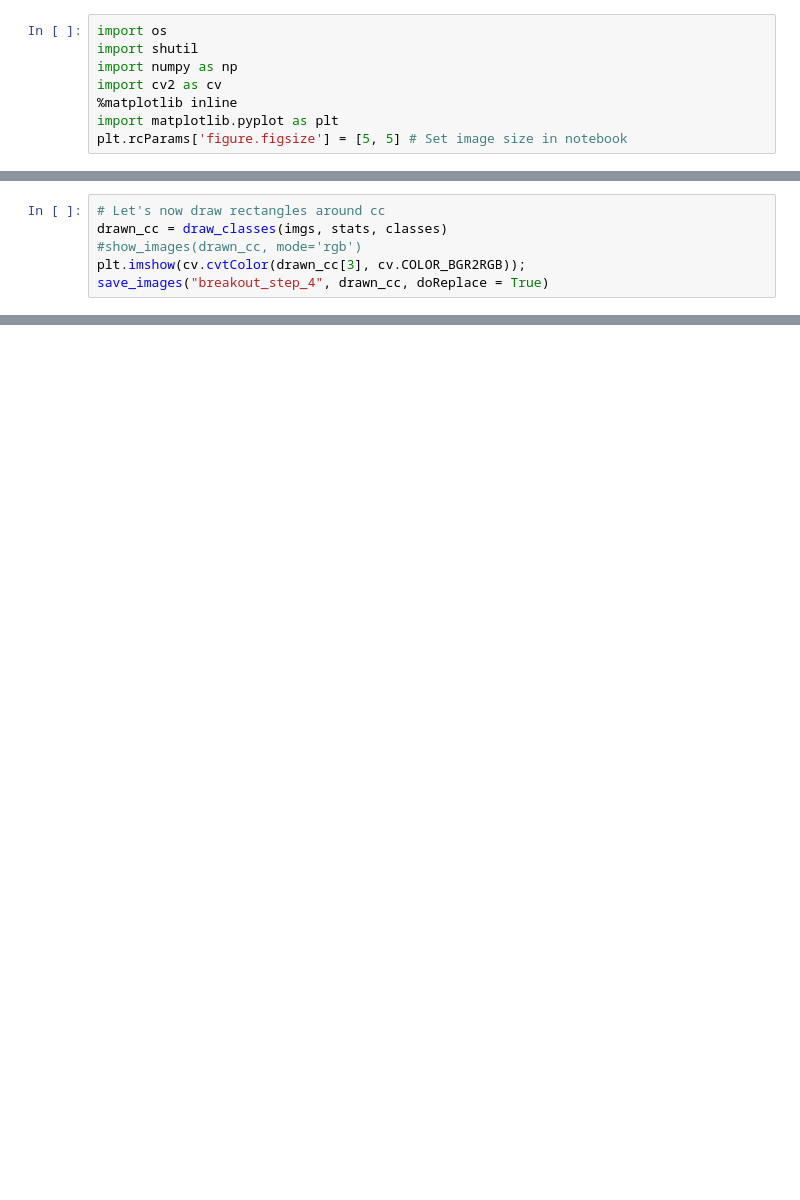
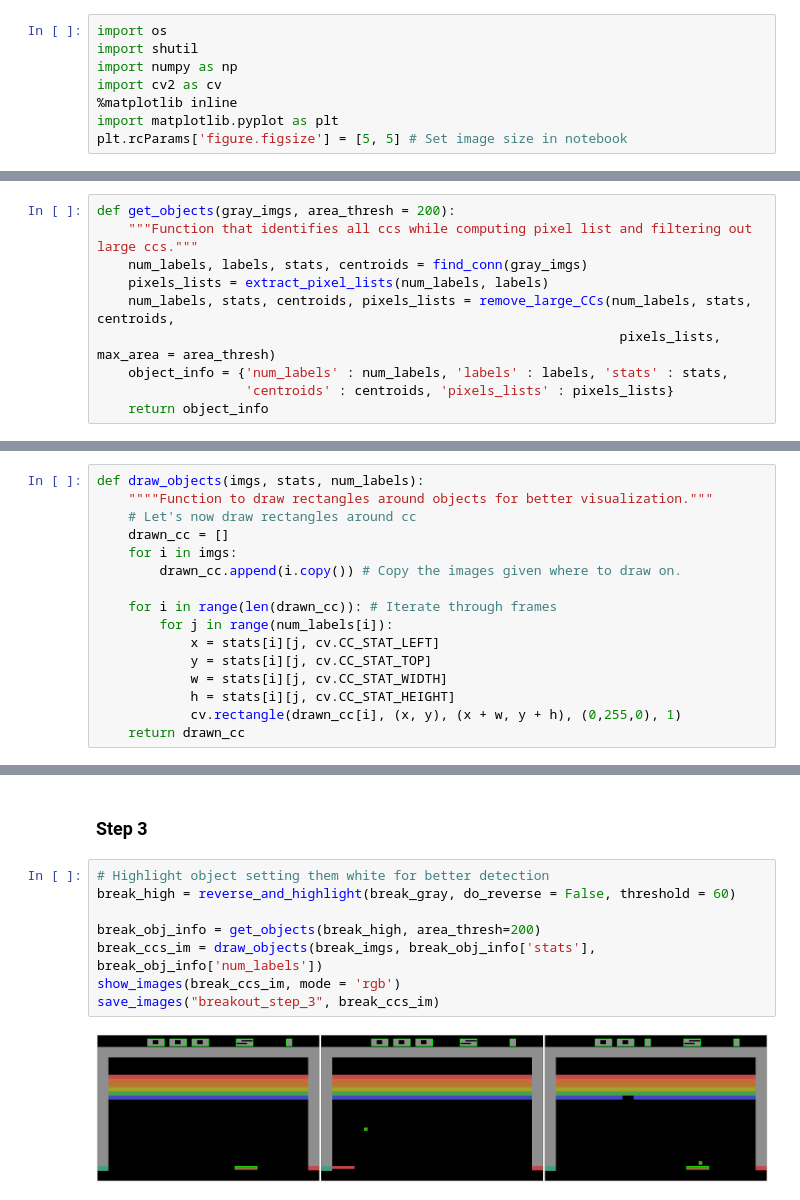
Before and after one commit to frasor02/SIV-Project, a Jupyter notebook: processing/processing.ipynb, the cells around one changed output, grey strips where cells are left out. Cells and saved outputs as stored; diff of their text form; blank space fills up the shorter version.

```diff
--- a/processing/processing.ipynb
+++ b/processing/processing.ipynb
@@ -391,6 +33,0 @@ def draw_classes(imgs, stats, classes):
-# %%
-# Let's now draw rectangles around cc
-drawn_cc = draw_classes(imgs, stats, classes)
-#show_images(drawn_cc, mode='rgb')
-plt.imshow(cv.cvtColor(drawn_cc[3], cv.COLOR_BGR2RGB));
-save_images("breakout_step_4", drawn_cc, doReplace = True)
@@ -506,0 +256,10 @@ ax.grid(True)
+# %%
+def get_objects(gray_imgs, area_thresh = 200):
+    """Function that identifies all ccs while computing pixel list and filtering out large ccs."""
+    num_labels, labels, stats, centroids = find_conn(gray_imgs)
+    pixels_lists = extract_pixel_lists(num_labels, labels)
+    num_labels, stats, centroids, pixels_lists = remove_large_CCs(num_labels, stats, centroids,
+                                                                   pixels_lists, max_area = area_thresh)
+    object_info = {'num_labels' : num_labels, 'labels' : labels, 'stats' : stats,
+                   'centroids' : centroids, 'pixels_lists' : pixels_lists}
+    return object_info
@@ -506,0 +268,16 @@ ax.grid(True)
+# %%
+def draw_objects(imgs, stats, num_labels):
+    """"Function to draw rectangles around objects for better visualization."""
+    # Let's now draw rectangles around cc
+    drawn_cc = []
+    for i in imgs:
+        drawn_cc.append(i.copy()) # Copy the images given where to draw on.
+
+    for i in range(len(drawn_cc)): # Iterate through frames
+        for j in range(num_labels[i]):
+            x = stats[i][j, cv.CC_STAT_LEFT]
+            y = stats[i][j, cv.CC_STAT_TOP]
+            w = stats[i][j, cv.CC_STAT_WIDTH]
+            h = stats[i][j, cv.CC_STAT_HEIGHT]
+            cv.rectangle(drawn_cc[i], (x, y), (x + w, y + h), (0,255,0), 1)
+    return drawn_cc
@@ -506,0 +497,12 @@ ax.grid(True)
+# %% [markdown]
+### Step 3
+# %%
+# Highlight object setting them white for better detection
+break_high = reverse_and_highlight(break_gray, do_reverse = False, threshold = 60)
+
+break_obj_info = get_objects(break_high, area_thresh=200)
+break_ccs_im = draw_objects(break_imgs, break_obj_info['stats'], break_obj_info['num_labels'])
+show_images(break_ccs_im, mode = 'rgb')
+save_images("breakout_step_3", break_ccs_im)
+# %% [output]
+[figure, added]
```
Also changed, not shown: parts of 102 cells of this notebook, 5 other files.
